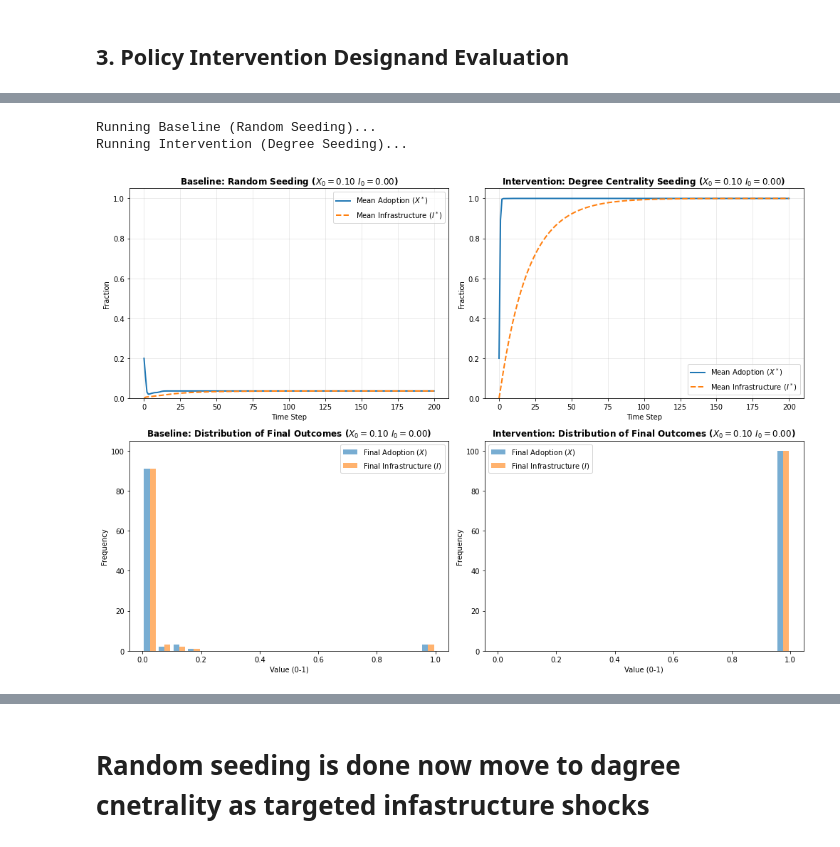
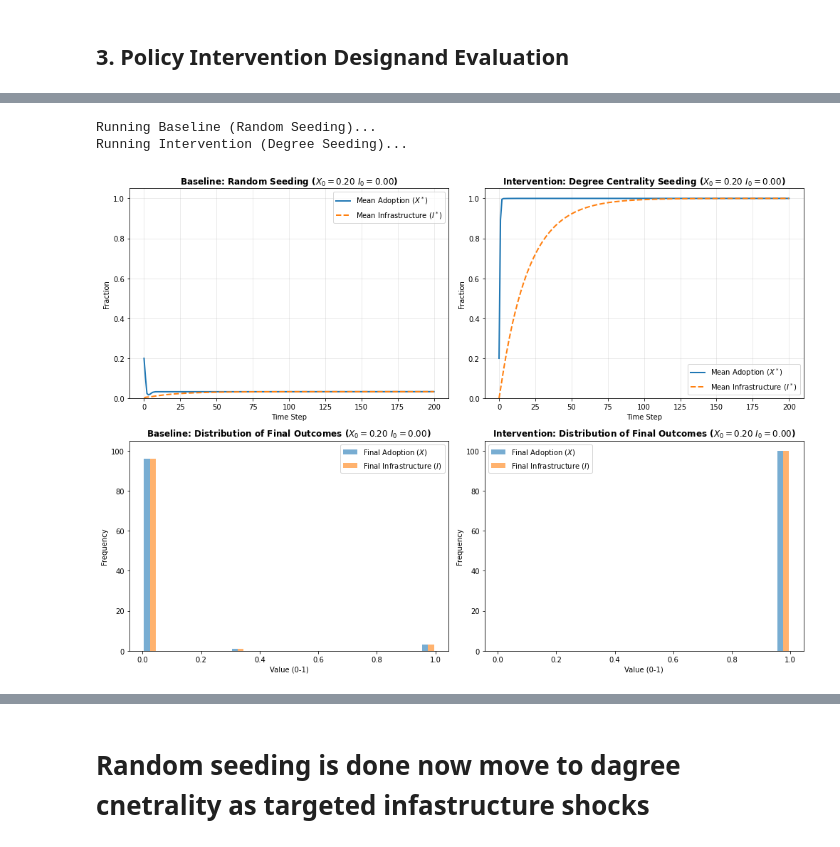
Before and after one commit to mucel/mbdm_3asign, a Jupyter notebook: mara_try.ipynb, the cells around one changed output, grey strips where cells are left out. Cells and saved outputs as stored; diff of their text form; code cells hidden in the pictures.

```diff
--- a/mara_try.ipynb
+++ b/mara_try.ipynb
@@ -588,7 +463,7 @@ bins_count = 20
 # --- Top Left: Baseline Dynamics ---
 axs[0, 0].plot(time_axis, base_mean_X, label=r'Mean Adoption ($X^*$)', color=color_X, linewidth=2)
 axs[0, 0].plot(time_axis, base_mean_I, label=r'Mean Infrastructure ($I^*$)', color=color_I, linewidth=2, linestyle='--')
-axs[0, 0].set_title(r'Baseline: Random Seeding ($X_0=0.10$ $I_0=0.00$)', fontsize=12, fontweight='bold')
+axs[0, 0].set_title(r'Baseline: Random Seeding ($X_0=0.20$ $I_0=0.00$)', fontsize=12, fontweight='bold')
 axs[0, 0].set_xlabel('Time Step')
 axs[0, 0].set_ylabel('Fraction')
 axs[0, 0].set_ylim(0, 1.05)
@@ -604,40 +479,40 @@ axs[1, 0].hist(
     color=[color_X, color_I], # Set colors for the two datasets
     label=['Final Adoption ($X$)', 'Final Infrastructure ($I$)']
 )
-axs[1, 0].set_title(r'Baseline: Distribution of Final Outcomes ($X_0=0.10$ $I_0=0.00$)', fontsize=12, fontweight='bold')
+axs[1, 0].set_title(r'Baseline: Distribution of Final Outcomes ($X_0=0.20$ $I_0=0.00$)', fontsize=12, fontweight='bold')
 axs[1, 0].set_xlabel('Value (0-1)')
 axs[1, 0].set_ylabel('Frequency')
 axs[1, 0].set_ylim (0, 105)
 axs[1, 0].legend()
 
 # --- Top Right: Targeted Seeding Dynamics ---
 axs[0, 1].plot(time_axis, seed_mean_X, label=r'Mean Adoption ($X^*$)', color=color_X, linewidth=2)
 axs[0, 1].plot(time_axis, seed_mean_I, label=r'Mean Infrastructure ($I^*$)', color=color_I, linewidth=2, linestyle='--')
-axs[0, 1].set_title(r'Intervention: Degree Centrality Seeding ($X_0=0.10$ $I_0=0.00$)', fontsize=12, fontweight='bold')
+axs[0, 1].set_title(r'Intervention: Degree Centrality Seeding ($X_0=0.20$ $I_0=0.00$)', fontsize=12, fontweight='bold')
 axs[0, 1].set_xlabel('Time Step')
 axs[0, 1].set_ylabel('Fraction')
 axs[0, 1].set_ylim(0, 1.05)
 axs[0, 1].grid(True, alpha=0.3)
 axs[0, 1].legend()
 
 # --- Bottom Right: Targeted Seeding Histogram ---
 axs[1, 1].hist(
     [seed_final_X, seed_final_I], # Group data into a list for combined plotting
     bins=bins_count,
     range=(0,1),
     alpha=alpha_hist,
     color=[color_X, color_I], # Set colors for the two datasets
     label=['Final Adoption ($X$)', 'Final Infrastructure ($I$)']
 )
-axs[1, 1].set_title(r'Intervention: Distribution of Final Outcomes ($X_0=0.10$ $I_0=0.00$)', fontsize=12, fontweight='bold')
+axs[1, 1].set_title(r'Intervention: Distribution of Final Outcomes ($X_0=0.20$ $I_0=0.00$)', fontsize=12, fontweight='bold')
 axs[1, 1].set_xlabel('Value (0-1)')
 axs[1, 1].set_ylabel('Frequency')
 axs[1, 1].set_ylim (0, 105)
 axs[1, 1].legend()
 
 plt.tight_layout()
 plt.show()
 # %% [output]
 Running Baseline (Random Seeding)...
 Running Intervention (Degree Seeding)...
-[figure, old version]
+[figure, new version]
```
Also changed, not shown: parts of 24 cells of this notebook.
